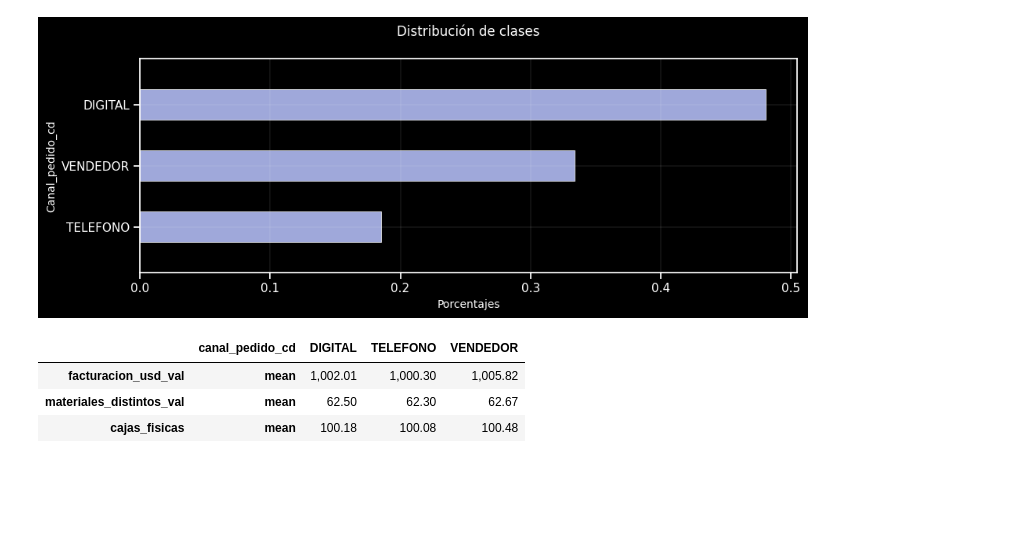
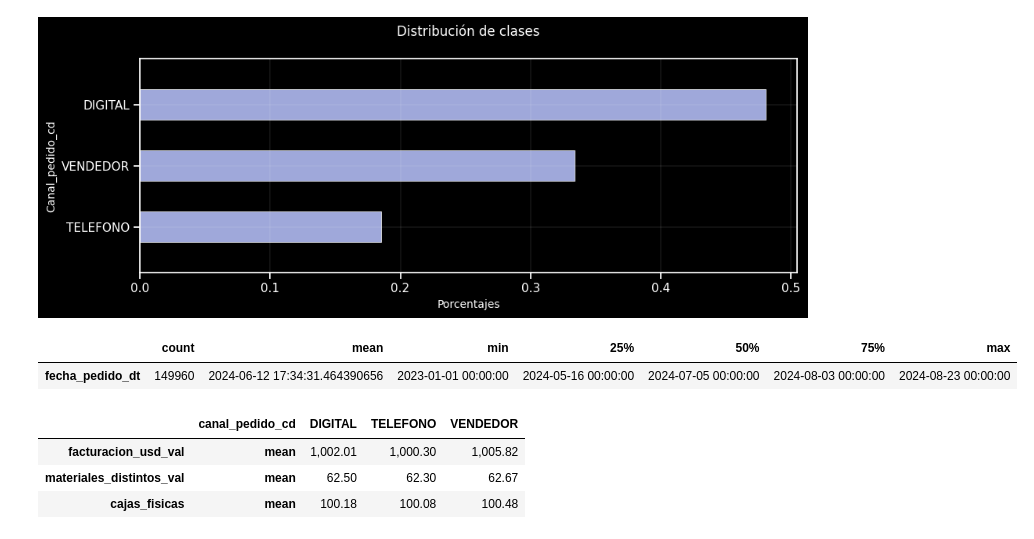
Before and after one commit to jorge-robledo11/apex-digital, a Jupyter notebook: notebooks/eda.ipynb, the cells around one changed output. Drawn from its saved outputs; the diff is of its cells as text; code cells hidden in the pictures; blank space fills up the shorter version.

```diff
--- a/notebooks/eda.ipynb
+++ b/notebooks/eda.ipynb
@@ -99,6 +89,12 @@ class_distribution(
 )
 # %% [output]
 [figure]
+# %%
+# Resumen estadístico de variables temporales
+data[temporaries].describe().T
+# %% [output]
+|  | count | mean | min | 25% | 50% | 75% | max |
+| fecha_pedido_dt | 149960 | 2024-06-12 17:34:31.464390656 | 2023-01-01 00:00:00 | 2024-05-16 00:00:00 | 2024-07-05 00:00:00 | 2024-08-03 00:00:00 | 2024-08-23 00:00:00 |
 # %%
 # Agregaciones agrupadas por el target
 for agg in ['mean', 'median', 'min', 'max', 'std']:
```
Also changed, not shown: parts of 1 cell of this notebook, 16 other files.
